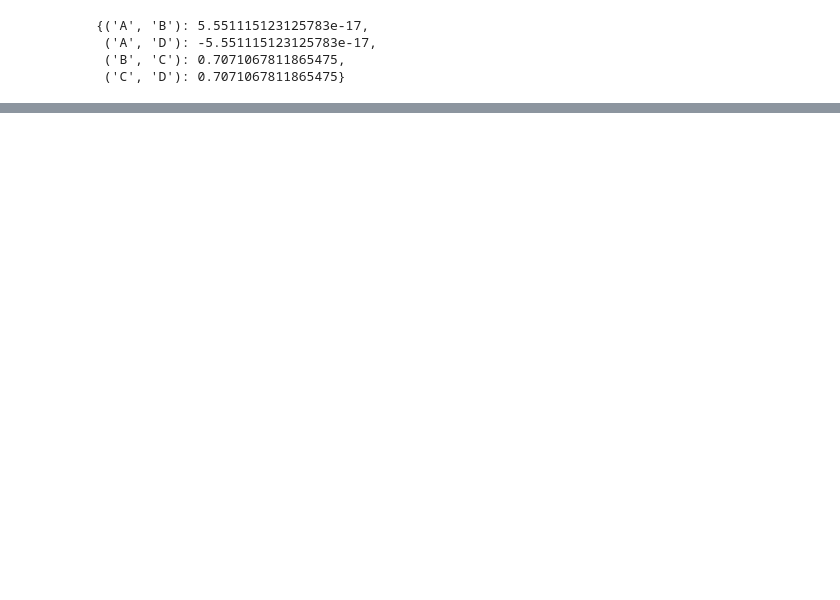
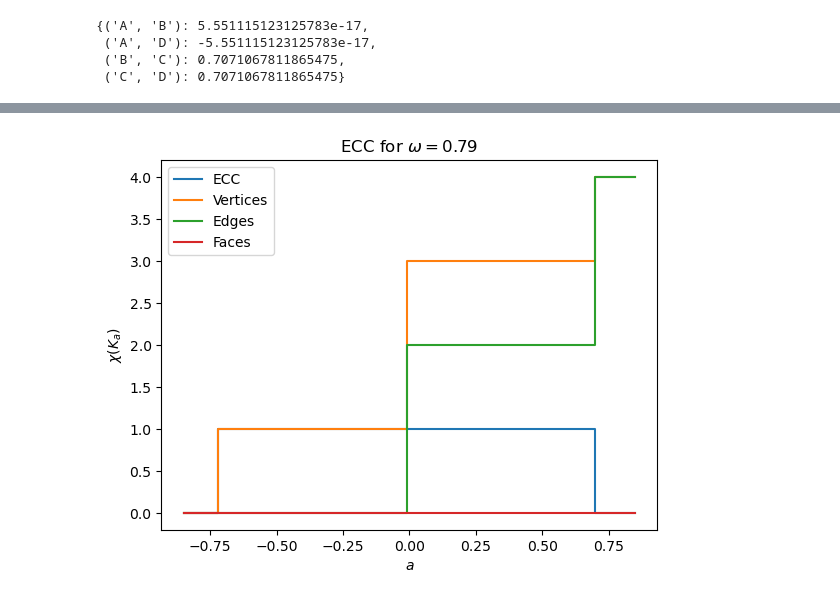
Before and after one commit to MunchLab/ect, a Jupyter notebook: doc_source/notebooks/Tutorial-ECT_for_CW_Complexes.ipynb, the cells around one changed output, grey strips where cells are left out. Saved outputs shown, nothing was run; the diff lists cells and outputs as text; code cells hidden in the pictures; blank space fills up the shorter version.

```diff
--- a/doc_source/notebooks/Tutorial-ECT_for_CW_Complexes.ipynb
+++ b/doc_source/notebooks/Tutorial-ECT_for_CW_Complexes.ipynb
@@ -143,0 +170,4 @@ AttributeError: 'EmbeddedCW' object has no attribute 'get_sorted_edges'
+# %%
+myect.plotECC(K,theta,1.2*r,draw_counts = True)
+# %% [output]
+[figure, added]
```
Also changed, not shown: parts of 14 cells of this notebook, 29 other files.
